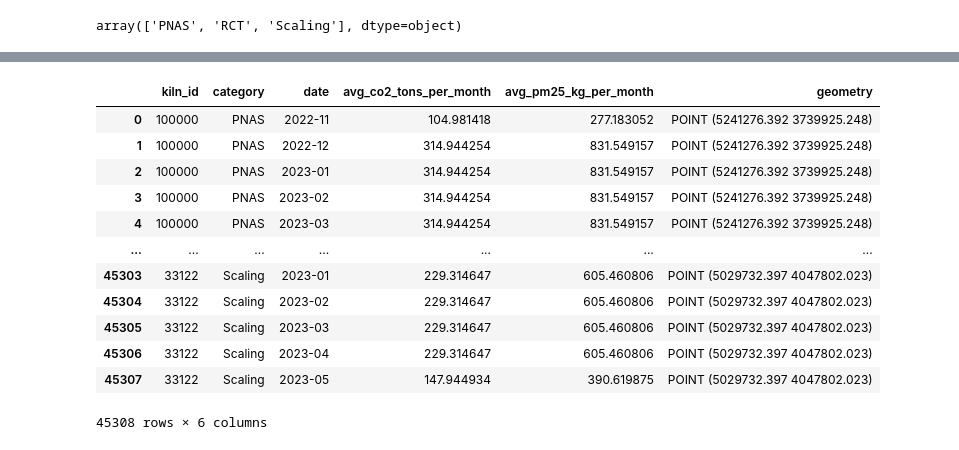
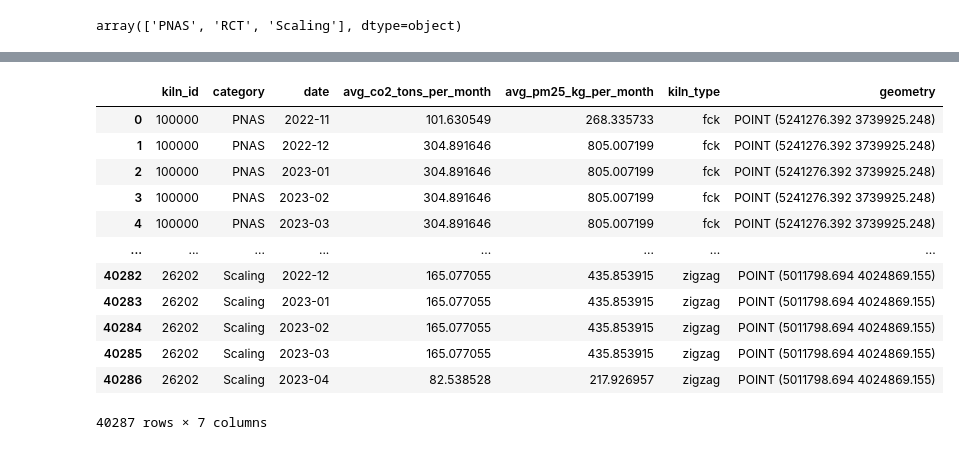
Before and after one commit to ayako-kawano/brick_kiln_emission, a Jupyter notebook: 01_clean_emission_data_v2.ipynb, the cells around one changed output, grey strips where cells are left out. Saved outputs shown, nothing was run; the diff lists cells and outputs as text; code cells hidden in the pictures.

```diff
--- a/01_clean_emission_data_v2.ipynb
+++ b/01_clean_emission_data_v2.ipynb
@@ -220,7 +264,8 @@ emi2.head()
 # %%
-emissions = pd.concat([emi, emi_scale])
-emissions = emissions[['kiln_id', 'category','firing_start_date','firing_end_date','season_days','avg_co2_tons_per_day','avg_co2_tons_per_month',
-'avg_pm25_kg_per_day','avg_pm25_kg_per_month', 'latitude','longitude']].copy()
+emissions = pd.concat([emi, emi2])
+emissions = emissions[['kiln_id', 'category','firing_start_date','firing_end_date','season_days','avg_co2_tons_per_day',
+                       'avg_co2_tons_per_month','avg_pm25_kg_per_day','avg_pm25_kg_per_month', 'geometry',
+                       'pm25_emi_factor','co2_emi_factor','co2_conversion_factor']].copy()
 
 emissions['firing_end_date'] = emissions['firing_end_date'].dt.strftime('%Y-%m-%d')
 emissions.head()
@@ -266,15 +279,12 @@ array(['RCT', 'Scaling'], dtype=object)
 # %%
 # CO2 and PM2.5 emissions from nearby kilns in RCT & Scaling
 
-geometry = [Point(xy) for xy in zip(emissions_df['longitude'], emissions_df['latitude'])]
-
 # Create a GeoDataFrame using the geometry column
-emissions_gdf = gpd.GeoDataFrame(emissions_df, geometry=geometry, crs = 4326)
-emissions_gdf = emissions_gdf.to_crs(7755)
+emissions_gdf = gpd.GeoDataFrame(emissions, geometry=emissions['geometry'], crs = 7755)
 
 # 1. Ensure both GeoDataFrames have the same CRS
 location_gdf = PNAS_kilns.copy().rename(columns = {'kiln_id':'id'})
-emissions_gdf = emissions_gdf.to_crs(location_gdf.crs)
+location_gdf = location_gdf.to_crs(emissions_gdf.crs)
 
 # Create a buffer around each kiln location (if not already done)
 neighbor_distance = 10000  # e.g., 10km
@@ -320,5 +330,6 @@ neighbors_mean.head()
 # %%
 location_merged = pd.merge(location_gdf, neighbors_mean, on = 'id', how = 'left')
+emissions_df = emissions.copy()
 
 # For those kilns that do not have neighboring kilns in RCT/scaling data, impute missing emissions using whole average values
 location_merged['avg_co2_tons_per_day'] = location_merged['avg_co2_tons_per_day'].fillna(
@@ -435,7 +446,7 @@ for _, row in fin_df.iterrows():
 expanded_df = pd.DataFrame(expanded_rows)
 
 # Select only the desired columns
-result_df = expanded_df[['latitude', 'longitude', 'kiln_id', 'category', 'date',
+result_df = expanded_df[['kiln_id', 'category', 'date',
                            'avg_co2_tons_per_month', 'avg_pm25_kg_per_month']]
 
 result_df.head()
@@ -470,18 +481,18 @@ result_df
 # %%
 # put back the geometry
-kilns_fin = pd.merge(result_df, kilns_gps[['kiln_id','geometry']].copy(), on = 'kiln_id', how = 'left')
+kilns_fin = pd.merge(result_df, kilns_gps[['kiln_id','kiln_type','geometry']].copy(), on = 'kiln_id', how = 'left')
 kilns_fin
 # %% [output]
-|  | kiln_id | category | date | avg_co2_tons_per_month | avg_pm25_kg_per_month | geometry |
-| 0 | 100000 | PNAS | 2022-11 | 104.981418 | 277.183052 | POINT (5241276.392 3739925.248) |
-| 1 | 100000 | PNAS | 2022-12 | 314.944254 | 831.549157 | POINT (5241276.392 3739925.248) |
-| 2 | 100000 | PNAS | 2023-01 | 314.944254 | 831.549157 | POINT (5241276.392 3739925.248) |
-| 3 | 100000 | PNAS | 2023-02 | 314.944254 | 831.549157 | POINT (5241276.392 3739925.248) |
-| 4 | 100000 | PNAS | 2023-03 | 314.944254 | 831.549157 | POINT (5241276.392 3739925.248) |
-| ... | ... | ... | ... | ... | ... | ... |
-| 45303 | 33122 | Scaling | 2023-01 | 229.314647 | 605.460806 | POINT (5029732.397 4047802.023) |
-| 45304 | 33122 | Scaling | 2023-02 | 229.314647 | 605.460806 | POINT (5029732.397 4047802.023) |
-| 45305 | 33122 | Scaling | 2023-03 | 229.314647 | 605.460806 | POINT (5029732.397 4047802.023) |
-| 45306 | 33122 | Scaling | 2023-04 | 229.314647 | 605.460806 | POINT (5029732.397 4047802.023) |
-| 45307 | 33122 | Scaling | 2023-05 | 147.944934 | 390.619875 | POINT (5029732.397 4047802.023) |
+|  | kiln_id | category | date | avg_co2_tons_per_month | avg_pm25_kg_per_month | kiln_type | geometry |
+| 0 | 100000 | PNAS | 2022-11 | 101.630549 | 268.335733 | fck | POINT (5241276.392 3739925.248) |
+| 1 | 100000 | PNAS | 2022-12 | 304.891646 | 805.007199 | fck | POINT (5241276.392 3739925.248) |
+| 2 | 100000 | PNAS | 2023-01 | 304.891646 | 805.007199 | fck | POINT (5241276.392 3739925.248) |
+| 3 | 100000 | PNAS | 2023-02 | 304.891646 | 805.007199 | fck | POINT (5241276.392 3739925.248) |
+| 4 | 100000 | PNAS | 2023-03 | 304.891646 | 805.007199 | fck | POINT (5241276.392 3739925.248) |
+| ... | ... | ... | ... | ... | ... | ... | ... |
+| 40282 | 26202 | Scaling | 2022-12 | 165.077055 | 435.853915 | zigzag | POINT (5011798.694 4024869.155) |
+| 40283 | 26202 | Scaling | 2023-01 | 165.077055 | 435.853915 | zigzag | POINT (5011798.694 4024869.155) |
+| 40284 | 26202 | Scaling | 2023-02 | 165.077055 | 435.853915 | zigzag | POINT (5011798.694 4024869.155) |
+| 40285 | 26202 | Scaling | 2023-03 | 165.077055 | 435.853915 | zigzag | POINT (5011798.694 4024869.155) |
+| 40286 | 26202 | Scaling | 2023-04 | 82.538528 | 217.926957 | zigzag | POINT (5011798.694 4024869.155) |
-45308 rows × 6 columns
+40287 rows × 7 columns
```
Also changed, not shown: parts of 20 cells of this notebook, 8 other files.
